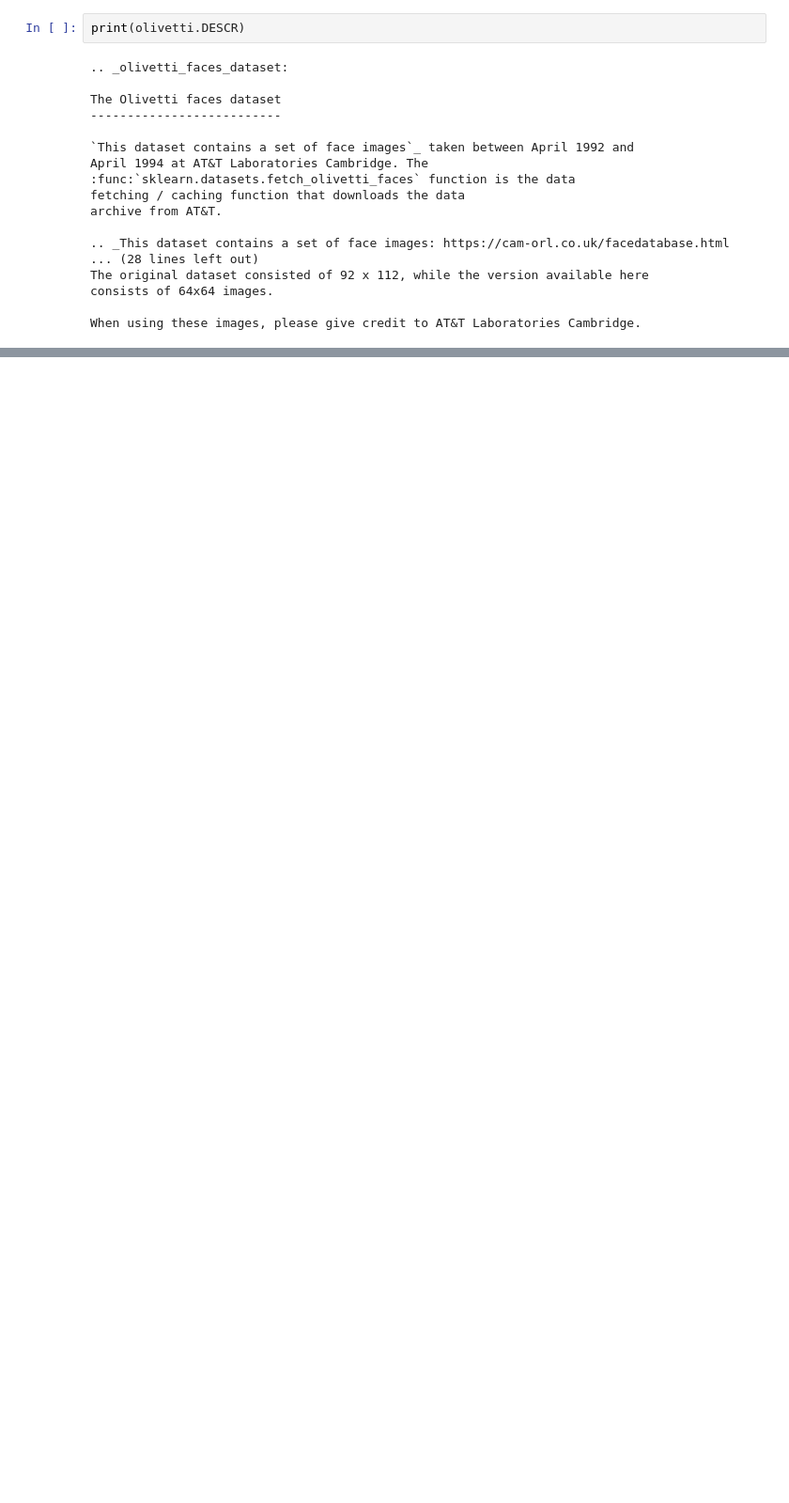
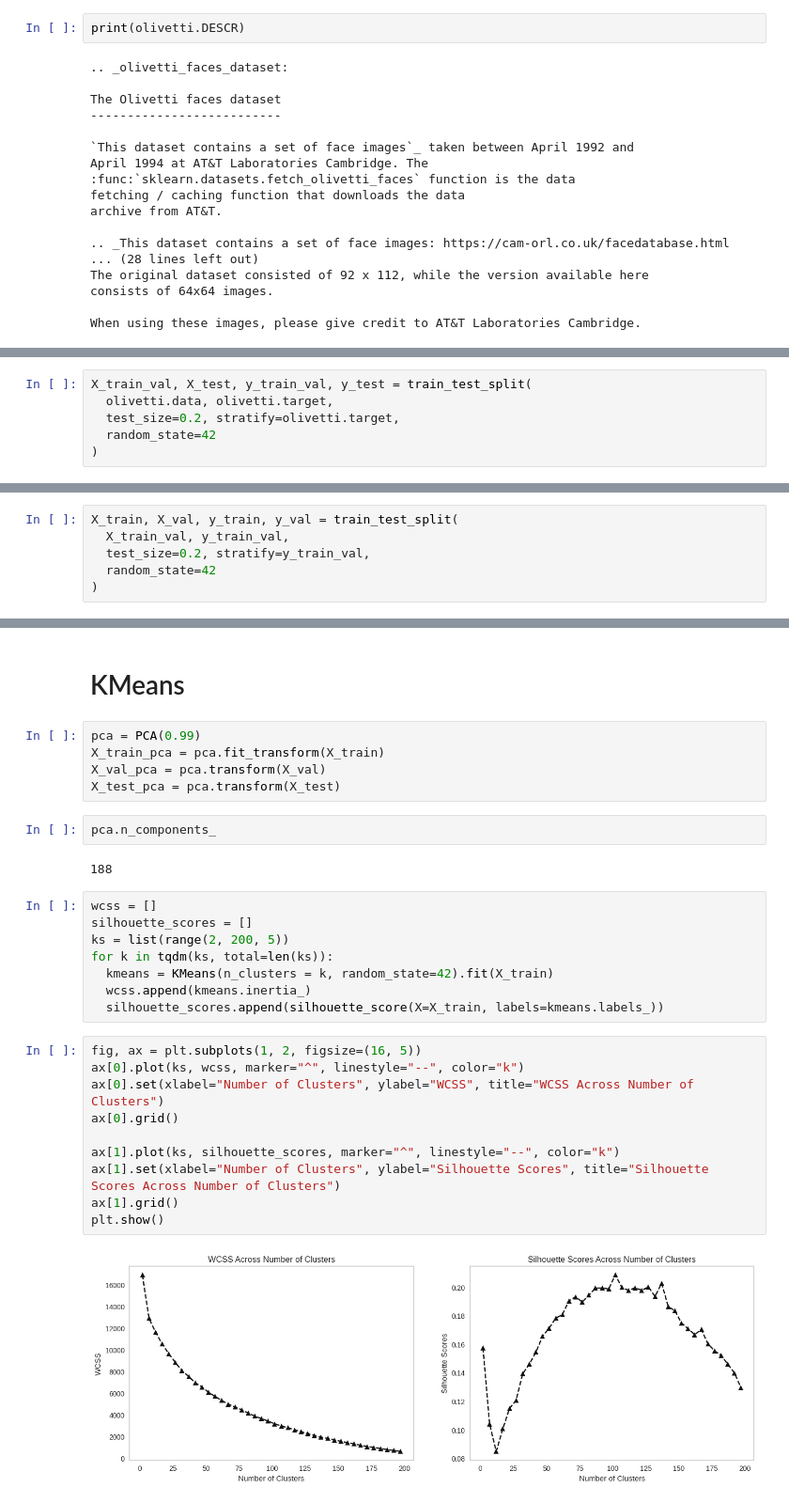
Before and after one commit to yashveersinghsohi/Hands_On_ML_Book_Practice, a Jupyter notebook: Chapter_9/HOML_Chapter9_Unsupervised_Learning_Exercise.ipynb, the cells around one changed output, grey strips where cells are left out. Shown at 94% size. Saved outputs shown, nothing was run; the diff lists cells and outputs as text; blank space fills up the shorter version.

```diff
--- a/Chapter_9/HOML_Chapter9_Unsupervised_Learning_Exercise.ipynb
+++ b/Chapter_9/HOML_Chapter9_Unsupervised_Learning_Exercise.ipynb
@@ -43,0 +62,6 @@ When using these images, please give credit to AT&T Laboratories Cambridge.
+# %%
+X_train_val, X_test, y_train_val, y_test = train_test_split(
+  olivetti.data, olivetti.target,
+  test_size=0.2, stratify=olivetti.target,
+  random_state=42
+)
@@ -43,0 +72,6 @@ When using these images, please give credit to AT&T Laboratories Cambridge.
+# %%
+X_train, X_val, y_train, y_val = train_test_split(
+  X_train_val, y_train_val,
+  test_size=0.2, stratify=y_train_val,
+  random_state=42
+)
@@ -43,0 +106,31 @@ When using these images, please give credit to AT&T Laboratories Cambridge.
+# %% [markdown]
+# KMeans
+# %%
+pca = PCA(0.99)
+X_train_pca = pca.fit_transform(X_train)
+X_val_pca = pca.transform(X_val)
+X_test_pca = pca.transform(X_test)
+# %%
+pca.n_components_
+# %% [output]
+188
+# %%
+wcss = []
+silhouette_scores = []
+ks = list(range(2, 200, 5))
+for k in tqdm(ks, total=len(ks)):
+  kmeans = KMeans(n_clusters = k, random_state=42).fit(X_train)
+  wcss.append(kmeans.inertia_)
+  silhouette_scores.append(silhouette_score(X=X_train, labels=kmeans.labels_))
+# %%
+fig, ax = plt.subplots(1, 2, figsize=(16, 5))
+ax[0].plot(ks, wcss, marker="^", linestyle="--", color="k")
+ax[0].set(xlabel="Number of Clusters", ylabel="WCSS", title="WCSS Across Number of Clusters")
+ax[0].grid()
+
+ax[1].plot(ks, silhouette_scores, marker="^", linestyle="--", color="k")
+ax[1].set(xlabel="Number of Clusters", ylabel="Silhouette Scores", title="Silhouette Scores Across Number of Clusters")
+ax[1].grid()
+plt.show()
+# %% [output]
+[figure, added]
```
Also changed, not shown: parts of 16 cells of this notebook.
